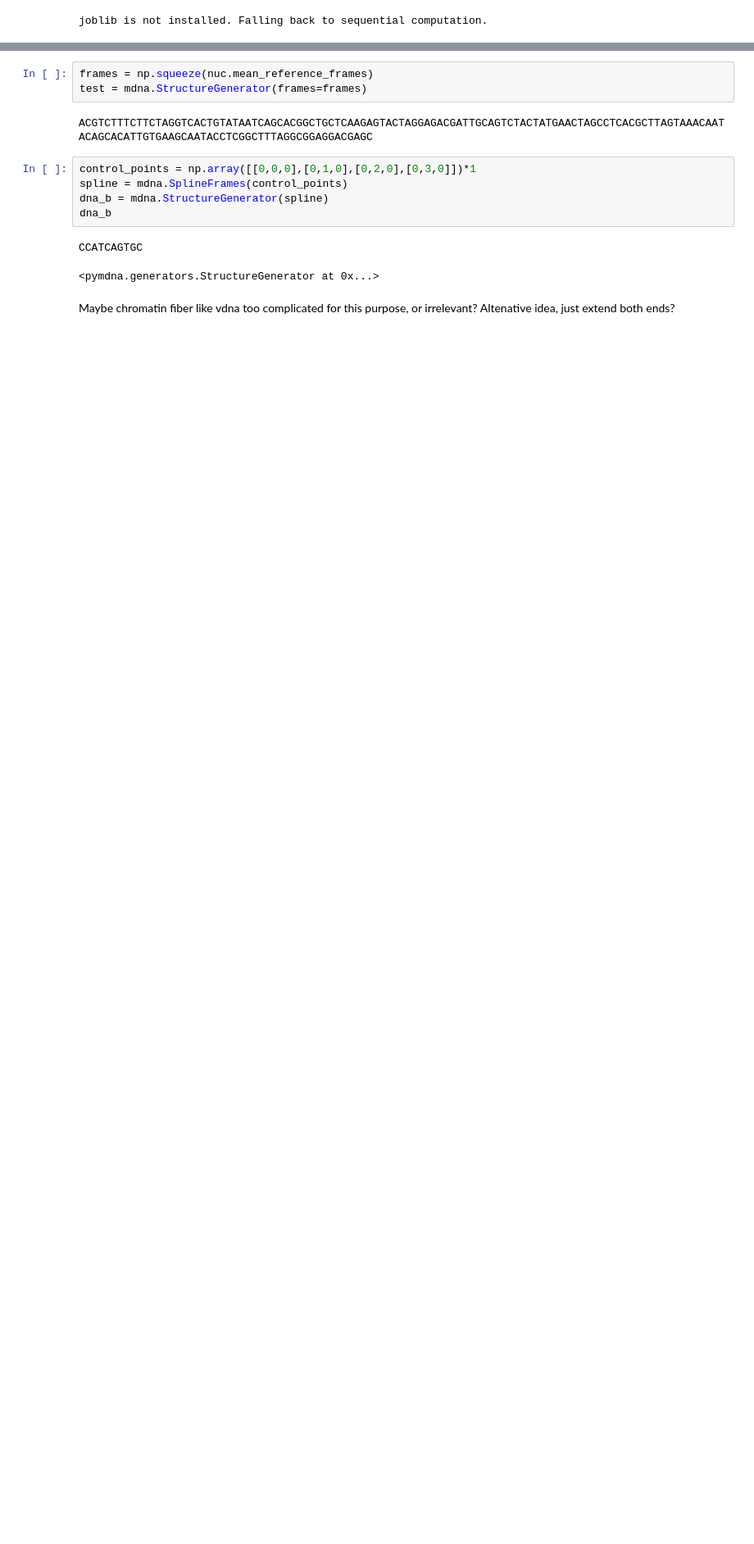
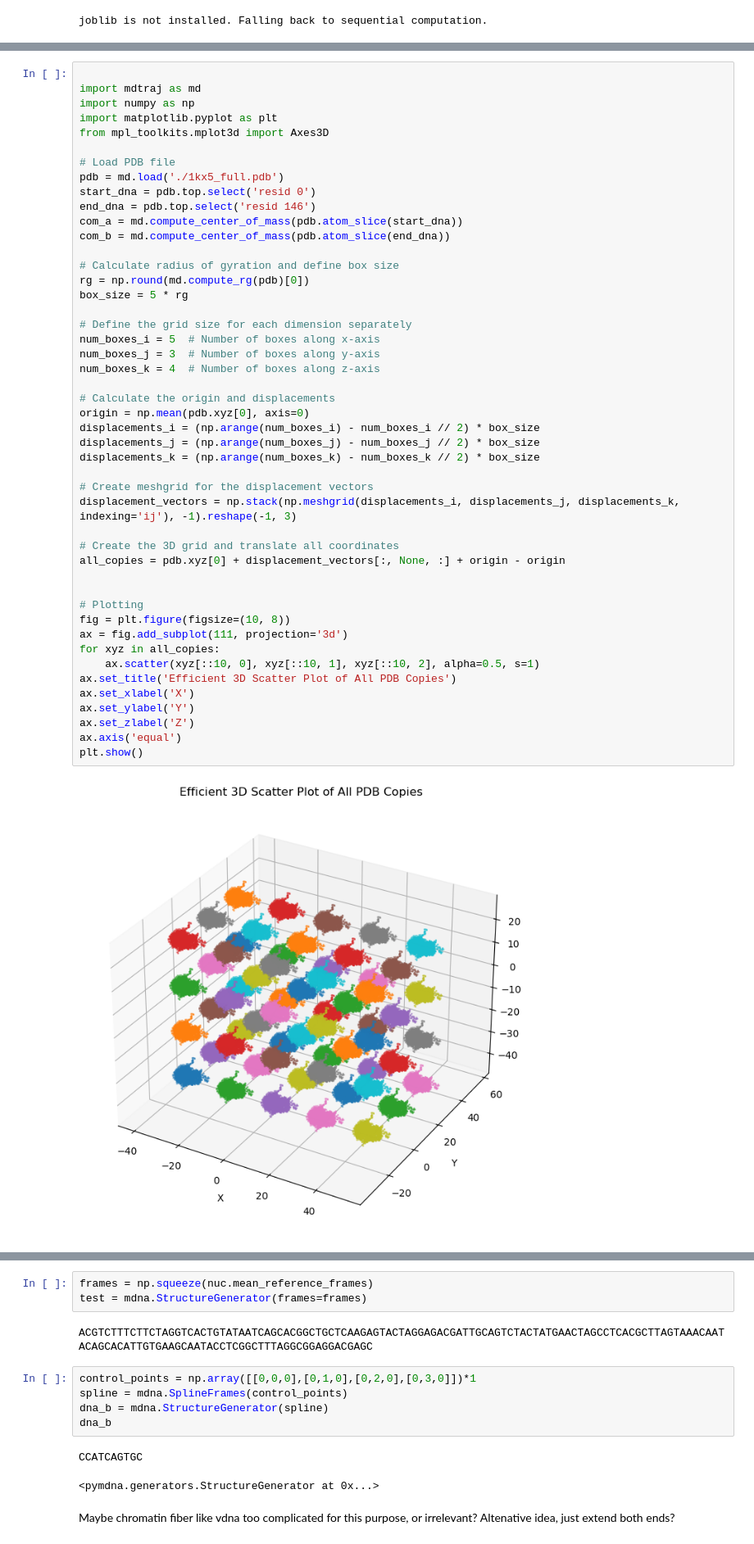
Before and after one commit to Heezch/mdna, a Jupyter notebook: studies/3_chromatin/0_chromatin_maker.ipynb, the cells around one changed output, grey strips where cells are left out. Shown at 82% size. Cells and saved outputs as stored; diff of their text form; blank space fills up the shorter version.

```diff
--- a/studies/3_chromatin/0_chromatin_maker.ipynb
+++ b/studies/3_chromatin/0_chromatin_maker.ipynb
@@ -30,0 +236,49 @@ nuc = mdna.NucleicFrames(dna)
+# %%
+
+import mdtraj as md
+import numpy as np
+import matplotlib.pyplot as plt
+from mpl_toolkits.mplot3d import Axes3D
+
+# Load PDB file
+pdb = md.load('./1kx5_full.pdb')
+start_dna = pdb.top.select('resid 0')
+end_dna = pdb.top.select('resid 146')
+com_a = md.compute_center_of_mass(pdb.atom_slice(start_dna))
+com_b = md.compute_center_of_mass(pdb.atom_slice(end_dna))
+
+# Calculate radius of gyration and define box size
+rg = np.round(md.compute_rg(pdb)[0])
+box_size = 5 * rg
+
+# Define the grid size for each dimension separately
+num_boxes_i = 5  # Number of boxes along x-axis
+num_boxes_j = 3  # Number of boxes along y-axis
+num_boxes_k = 4  # Number of boxes along z-axis
+
+# Calculate the origin and displacements
+origin = np.mean(pdb.xyz[0], axis=0)
+displacements_i = (np.arange(num_boxes_i) - num_boxes_i // 2) * box_size
+displacements_j = (np.arange(num_boxes_j) - num_boxes_j // 2) * box_size
+displacements_k = (np.arange(num_boxes_k) - num_boxes_k // 2) * box_size
+
+# Create meshgrid for the displacement vectors
+displacement_vectors = np.stack(np.meshgrid(displacements_i, displacements_j, displacements_k, indexing='ij'), -1).reshape(-1, 3)
+
+# Create the 3D grid and translate all coordinates
+all_copies = pdb.xyz[0] + displacement_vectors[:, None, :] + origin - origin
+
+
+# Plotting
+fig = plt.figure(figsize=(10, 8))
+ax = fig.add_subplot(111, projection='3d')
+for xyz in all_copies:
+    ax.scatter(xyz[::10, 0], xyz[::10, 1], xyz[::10, 2], alpha=0.5, s=1)
+ax.set_title('Efficient 3D Scatter Plot of All PDB Copies')
+ax.set_xlabel('X')
+ax.set_ylabel('Y')
+ax.set_zlabel('Z')
+ax.axis('equal')
+plt.show()
+# %% [output]
+[figure, added]
```
Also changed, not shown: parts of 22 cells of this notebook, 36 other files.
